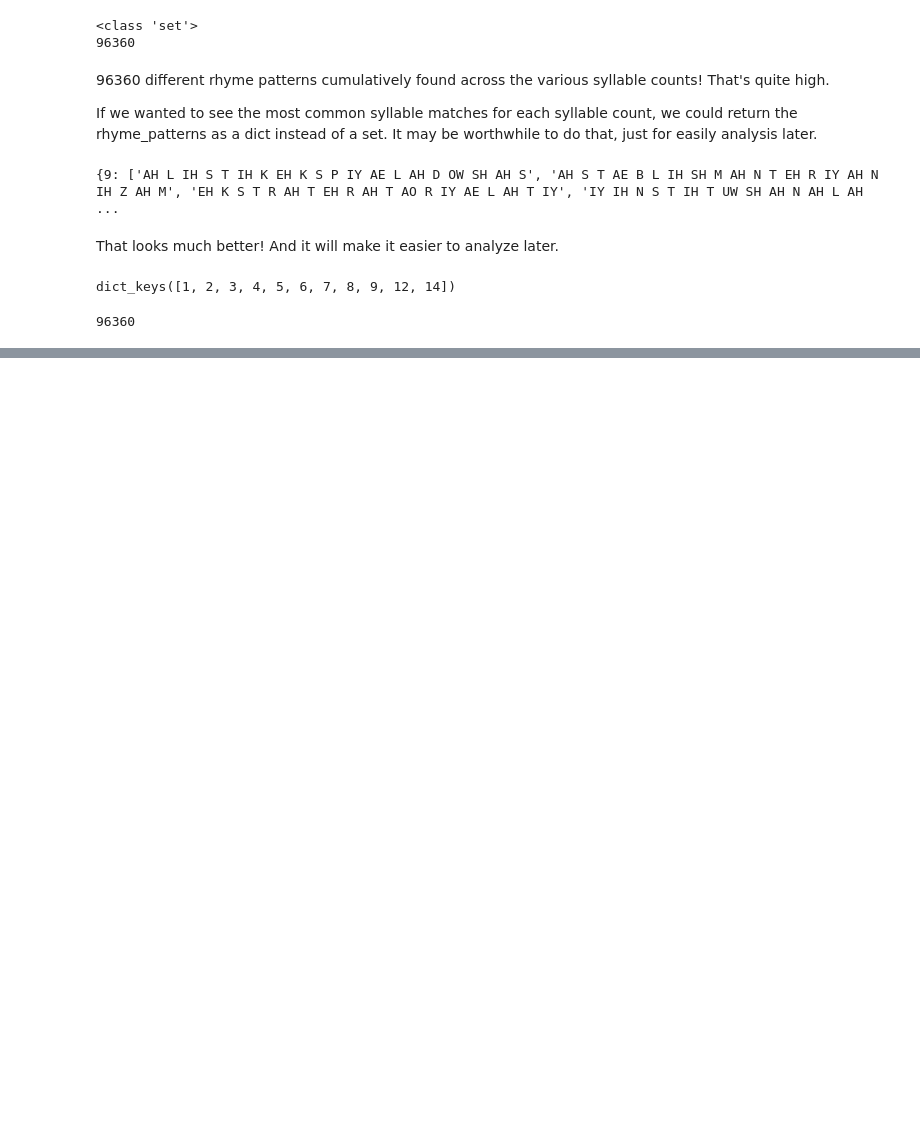
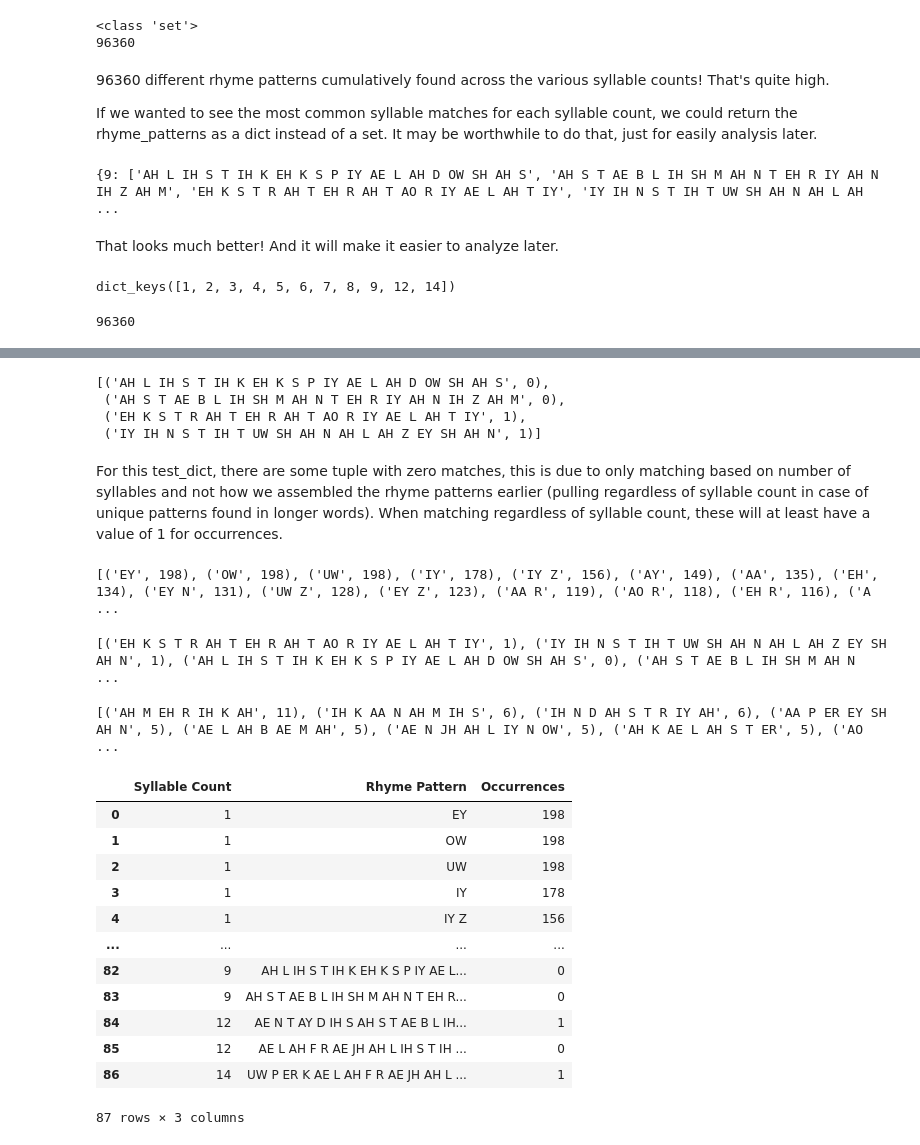
Before and after one commit to Nicholas-Nilson/Poetry-and-Lyric-Helper, a Jupyter notebook: Words Database Exploration.ipynb, the cells around one changed output, grey strips where cells are left out. Saved outputs shown, nothing was run; the diff lists cells and outputs as text; code cells hidden in the pictures; blank space fills up the shorter version.

```diff
--- a/Words Database Exploration.ipynb
+++ b/Words Database Exploration.ipynb
@@ -419,0 +485,63 @@ dict_keys([1, 2, 3, 4, 5, 6, 7, 8, 9, 12, 14])
+# %%
+test_dict[9]
+# %% [output]
+[('AH L IH S T IH K EH K S P IY AE L AH D OW SH AH S', 0),
+ ('AH S T AE B L IH SH M AH N T EH R IY AH N IH Z AH M', 0),
+ ('EH K S T R AH T EH R AH T AO R IY AE L AH T IY', 1),
+ ('IY IH N S T IH T UW SH AH N AH L AH Z EY SH AH N', 1)]
+# %% [markdown]
+For this test_dict, there are some tuple with zero matches, this is due to only matching based on number of syllables and not how we assembled the rhyme patterns earlier (pulling regardless of syllable count in case of unique patterns found in longer words). When matching regardless of syllable count, these will at least have a value of 1 for occurrences.
+# %%
+# sort(test_dict[1],key=lambda x : x[1], reverse=True)
+test_dict[1].sort(key = lambda x : x[1], reverse = True)
+print(test_dict[1])
+# %% [output]
+[('EY', 198), ('OW', 198), ('UW', 198), ('IY', 178), ('IY Z', 156), ('AY', 149), ('AA', 135), ('EH', 134), ('EY N', 131), ('UW Z', 128), ('EY Z', 123), ('AA R', 119), ('AO R', 118), ('EH R', 116), ('A ...
+# %%
+# let's sort those lists!
+
+for key in test_dict:
+    test_dict[key].sort(key = lambda x:x[1], reverse=True)
+
+print(test_dict[9])
+# %% [output]
+[('EH K S T R AH T EH R AH T AO R IY AE L AH T IY', 1), ('IY IH N S T IH T UW SH AH N AH L AH Z EY SH AH N', 1), ('AH L IH S T IH K EH K S P IY AE L AH D OW SH AH S', 0), ('AH S T AE B L IH SH M AH N  ...
+# %%
+limit = 10
+top_ten_exact_dict = {}
+for key in test_dict:
+    top_ten_exact_dict[key]=[]
+    if len(test_dict[key]) >= 10:
+        for num in range(limit):
+            top_ten_exact_dict[key].append(test_dict[key][num])
+    else:
+        for num in range(len(test_dict[key])):
+            top_ten_exact_dict[key].append(test_dict[key][num])
+
+print(top_ten_exact_dict[4])
+# %% [output]
+[('AH M EH R IH K AH', 11), ('IH K AA N AH M IH S', 6), ('IH N D AH S T R IY AH', 6), ('AA P ER EY SH AH N', 5), ('AE L AH B AE M AH', 5), ('AE N JH AH L IY N OW', 5), ('AH K AE L AH S T ER', 5), ('AO ...
+# %%
+# let's make a dataframe from the results dict
+
+# exact_top_ten_df = pd.concat({k:pd.Series(v) for k, v in top_ten_exact_dict.items()}).unstack().astype(float).sort_index()
+# exact_top_ten_df.columns = 'col1  col2  col3'.split()
+
+L = [(k, *t) for k, v in top_ten_exact_dict.items() for t in v]
+exact_top_ten_df = pd.DataFrame(L, columns=['Syllable Count','Rhyme Pattern','Occurrences'])
+# %%
+exact_top_ten_df
+# %% [output]
+|  | Syllable Count | Rhyme Pattern | Occurrences |
+| 0 | 1 | EY | 198 |
+| 1 | 1 | OW | 198 |
+| 2 | 1 | UW | 198 |
+| 3 | 1 | IY | 178 |
+| 4 | 1 | IY Z | 156 |
+| ... | ... | ... | ... |
+| 82 | 9 | AH L IH S T IH K EH K S P IY AE L... | 0 |
+| 83 | 9 | AH S T AE B L IH SH M AH N T EH R... | 0 |
+| 84 | 12 | AE N T AY D IH S AH S T AE B L IH... | 1 |
+| 85 | 12 | AE L AH F R AE JH AH L IH S T IH ... | 0 |
+| 86 | 14 | UW P ER K AE L AH F R AE JH AH L ... | 1 |
+87 rows × 3 columns
```
Also changed, not shown: parts of 14 cells of this notebook, 4 other files.
